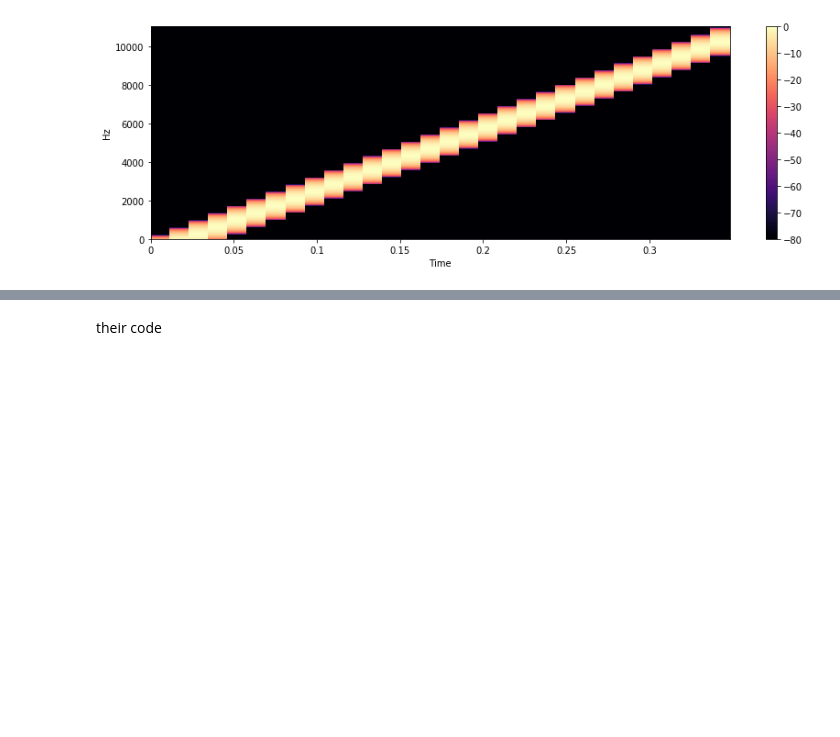
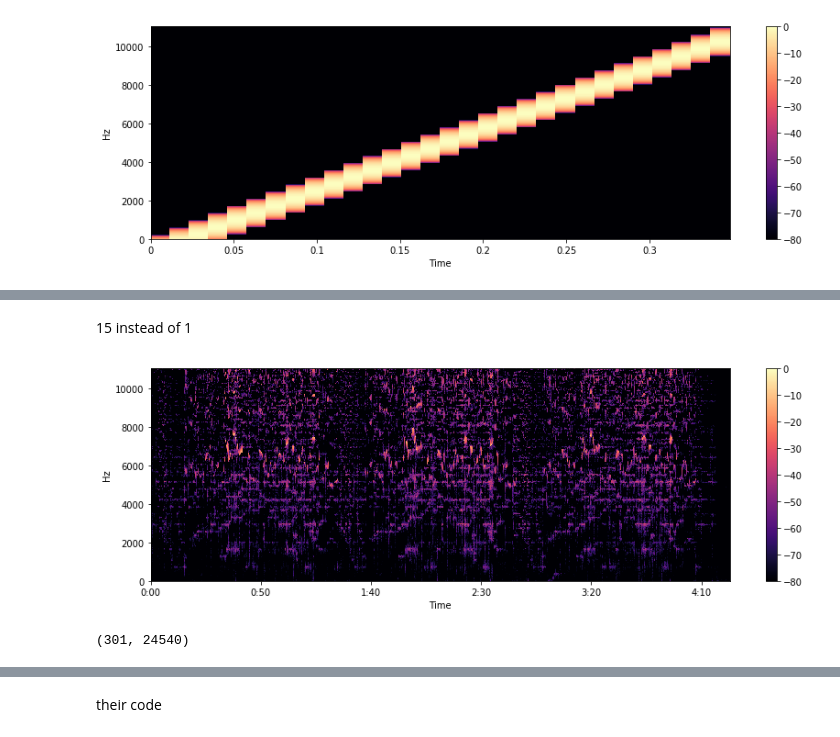
Before and after one commit to gargrohin/Melody-Extraction-from-Polyphonic-Music, a Jupyter notebook: Visualize2.ipynb, the cells around one changed output, grey strips where cells are left out. Saved outputs shown, nothing was run; the diff lists cells and outputs as text; code cells hidden in the pictures; blank space fills up the shorter version.

```diff
--- a/Visualize2.ipynb
+++ b/Visualize2.ipynb
@@ -87,0 +106,15 @@ plt.tight_layout()
+# %% [markdown]
+
+15 instead of 1
+# %%
+plt.figure(figsize=(12, 4))
+librosa.display.specshow(librosa.power_to_db(HF0, ref=np.max),
+                           y_axis='linear',x_axis='time', sr=sr,hop_length=256)
+plt.colorbar()
+plt.tight_layout()
+# %% [output]
+[figure, added]
+# %%
+HF0.shape
+# %% [output]
+(301, 24540)
```
Also changed, not shown: parts of 19 cells of this notebook, 7 other files.
